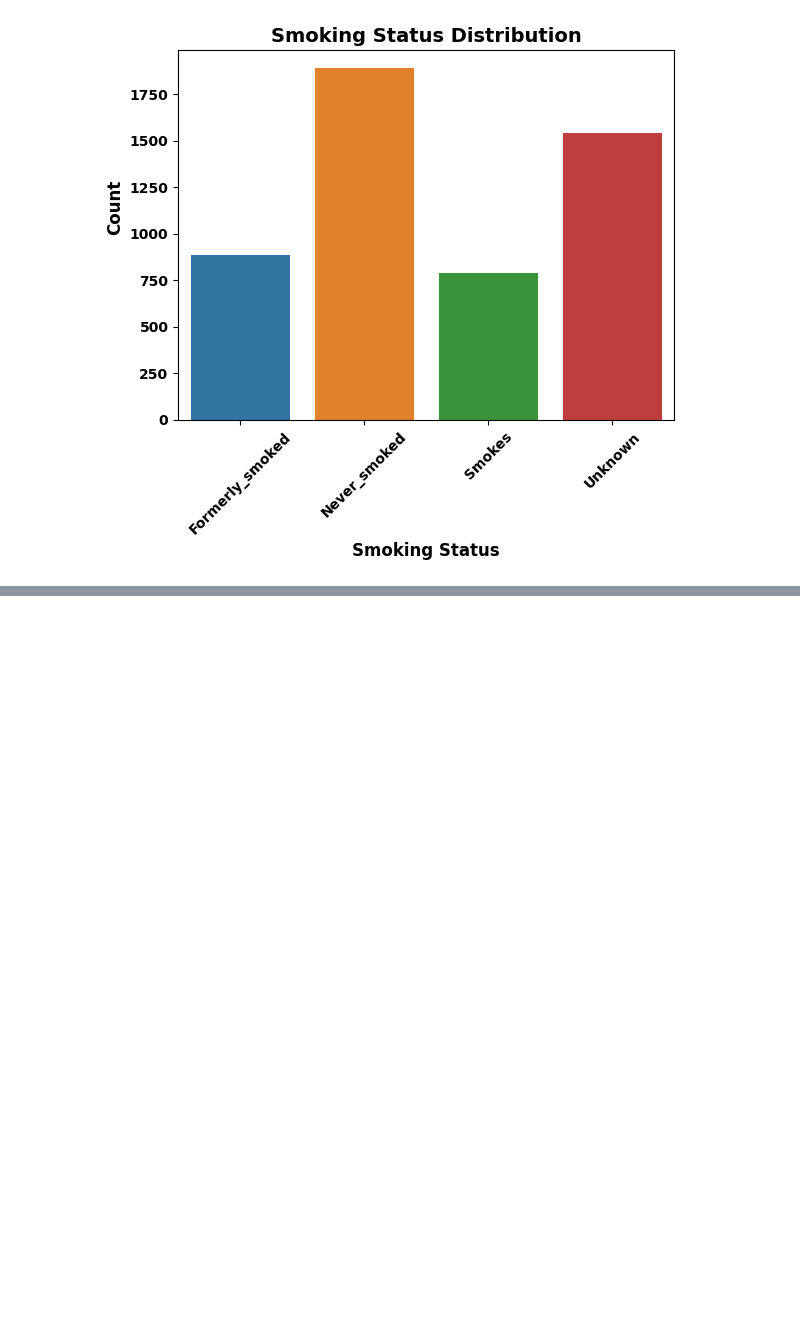
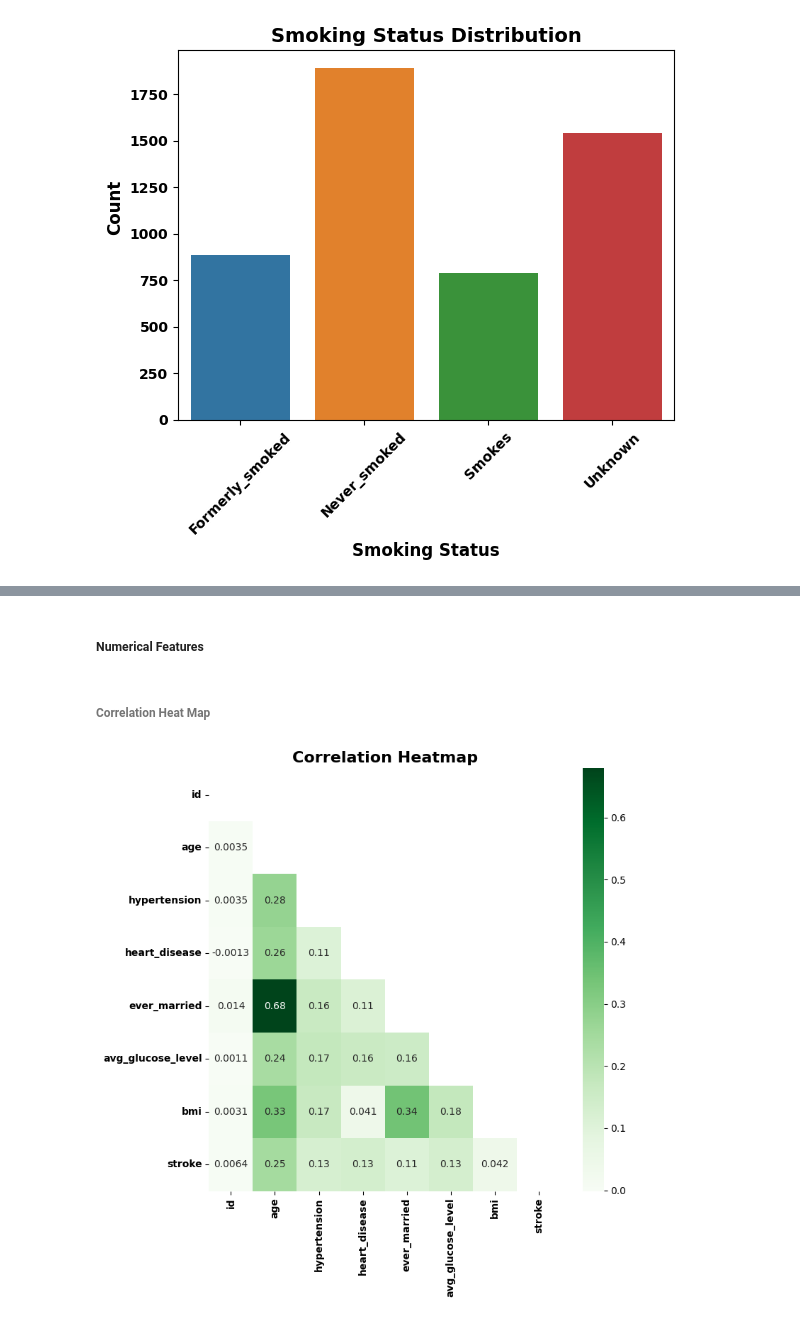
Before and after one commit to evany24/Stroke-Prediction, a Jupyter notebook: Stroke_Prediction.ipynb, the cells around one changed output, grey strips where cells are left out. Drawn from its saved outputs; the diff is of its cells as text; code cells hidden in the pictures; blank space fills up the shorter version.

```diff
--- a/Stroke_Prediction.ipynb
+++ b/Stroke_Prediction.ipynb
@@ -584,0 +593,6 @@ ax.set_title('Smoking Status Distribution', fontsize = 14, weight = 'bold');
+# %%
+# Make a dictionary with key and value pairs and to replace values with binary 0 and 1
+dict = {"No": 0, "Yes": 1}
+df_stroke.replace({'stroke': dict}, inplace = True)
+df_stroke.replace({'hypertension': dict}, inplace=True)
+df_stroke.replace({'ever_married': dict}, inplace=True)
@@ -584,0 +615,21 @@ ax.set_title('Smoking Status Distribution', fontsize = 14, weight = 'bold');
+# %% [markdown]
+##### Numerical Features
+# %% [markdown]
+###### Correlation Heat Map
+# %%
+# seaborn heatmap
+import warnings
+warnings.filterwarnings('ignore')
+plt.figure(figsize = (8, 8))
+corr = df_stroke.corr()
+mask = np.triu(np.ones_like(corr))
+sns.heatmap(corr, cmap= 'Greens', annot = True, mask = mask);
+
+plt.title('Correlation Heatmap', fontsize = 16, weight='bold')
+plt.xticks(fontsize = 10, weight='bold', rotation=90)
+plt.yticks(fontsize = 10, weight='bold')
+
+plt.tight_layout()
+plt.show;
+# %% [output]
+[figure, added]
```
Also changed, not shown: parts of 45 cells of this notebook.
